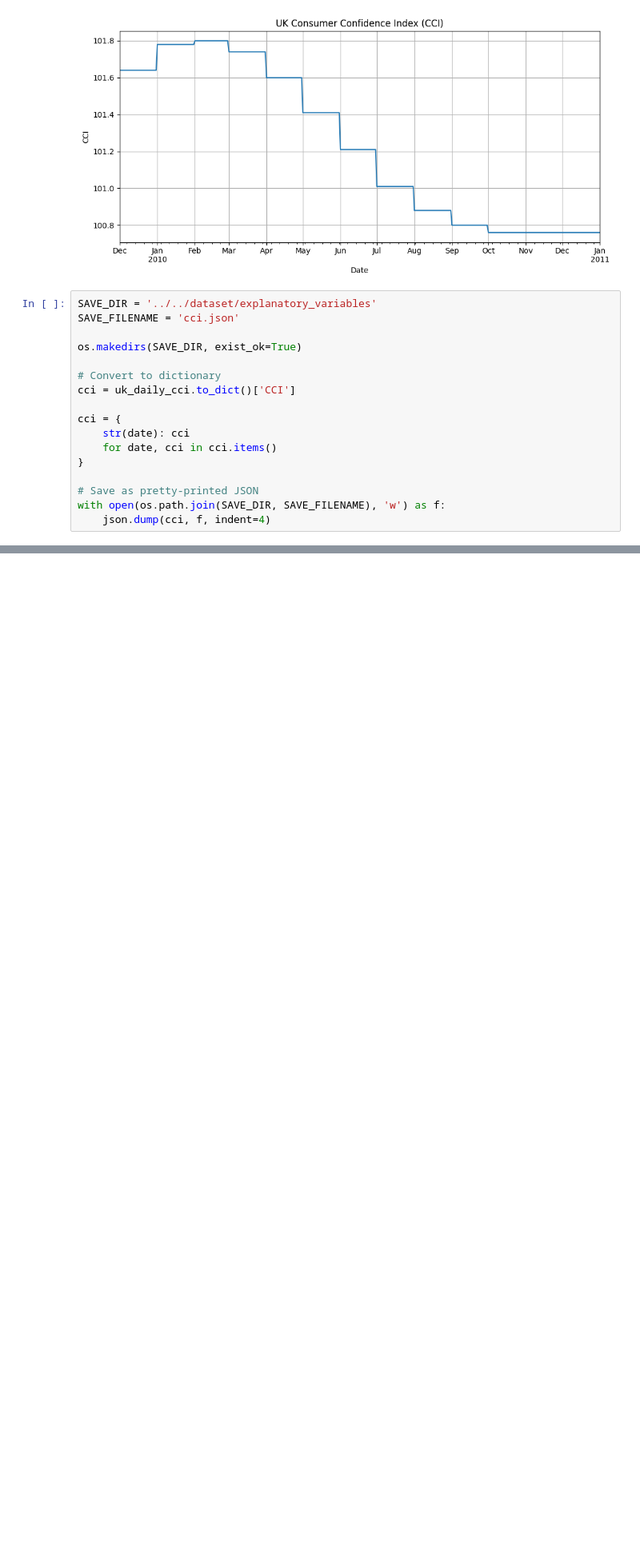
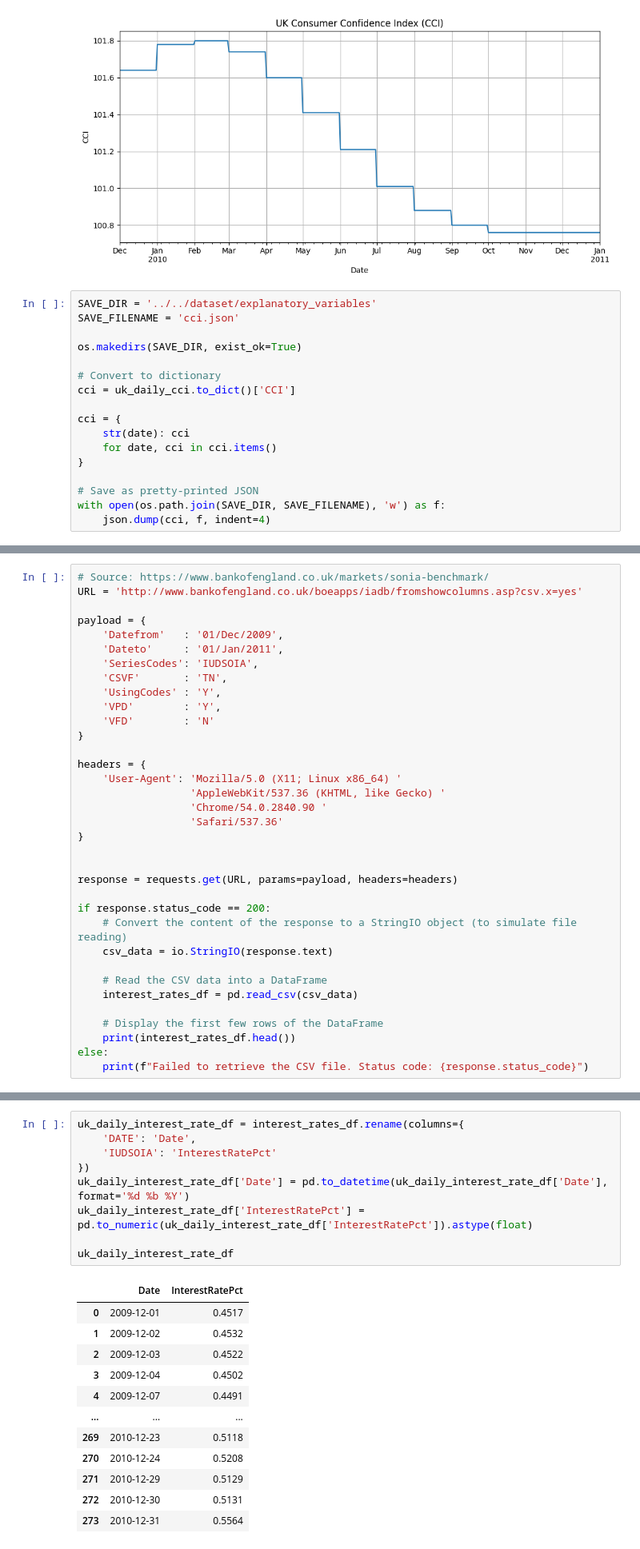
Before and after one commit to luizvalle/ieor4578_project2, a Jupyter notebook: notebooks/explanatory_variables/explanatory_variable_collection2.ipynb, the cells around one changed output, grey strips where cells are left out. Shown at 80% size. Cells and saved outputs as stored; diff of their text form; blank space fills up the shorter version.

```diff
--- a/notebooks/explanatory_variables/explanatory_variable_collection2.ipynb
+++ b/notebooks/explanatory_variables/explanatory_variable_collection2.ipynb
@@ -518,0 +645,35 @@ with open(os.path.join(SAVE_DIR, SAVE_FILENAME), 'w') as f:
+# %%
+# Source: https://www.bankofengland.co.uk/markets/sonia-benchmark/
+URL = 'http://www.bankofengland.co.uk/boeapps/iadb/fromshowcolumns.asp?csv.x=yes'
+
+payload = {
+    'Datefrom'   : '01/Dec/2009',
+    'Dateto'     : '01/Jan/2011',
+    'SeriesCodes': 'IUDSOIA',
+    'CSVF'       : 'TN',
+    'UsingCodes' : 'Y',
+    'VPD'        : 'Y',
+    'VFD'        : 'N'
+}
+
+headers = {
+    'User-Agent': 'Mozilla/5.0 (X11; Linux x86_64) '
+                  'AppleWebKit/537.36 (KHTML, like Gecko) '
+                  'Chrome/54.0.2840.90 '
+                  'Safari/537.36'
+}
+
+
+response = requests.get(URL, params=payload, headers=headers)
+
+if response.status_code == 200:
+    # Convert the content of the response to a StringIO object (to simulate file reading)
+    csv_data = io.StringIO(response.text)
+
+    # Read the CSV data into a DataFrame
+    interest_rates_df = pd.read_csv(csv_data)
+
+    # Display the first few rows of the DataFrame
+    print(interest_rates_df.head())
+else:
+    print(f"Failed to retrieve the CSV file. Status code: {response.status_code}")
@@ -518,0 +687,22 @@ with open(os.path.join(SAVE_DIR, SAVE_FILENAME), 'w') as f:
+# %%
+uk_daily_interest_rate_df = interest_rates_df.rename(columns={
+    'DATE': 'Date',
+    'IUDSOIA': 'InterestRatePct'
+})
+uk_daily_interest_rate_df['Date'] = pd.to_datetime(uk_daily_interest_rate_df['Date'], format='%d %b %Y')
+uk_daily_interest_rate_df['InterestRatePct'] = pd.to_numeric(uk_daily_interest_rate_df['InterestRatePct']).astype(float)
+
+uk_daily_interest_rate_df
+# %% [output]
+|  | Date | InterestRatePct |
+| 0 | 2009-12-01 | 0.4517 |
+| 1 | 2009-12-02 | 0.4532 |
+| 2 | 2009-12-03 | 0.4522 |
+| 3 | 2009-12-04 | 0.4502 |
+| 4 | 2009-12-07 | 0.4491 |
+| ... | ... | ... |
+| 269 | 2010-12-23 | 0.5118 |
+| 270 | 2010-12-24 | 0.5208 |
+| 271 | 2010-12-29 | 0.5129 |
+| 272 | 2010-12-30 | 0.5131 |
+| 273 | 2010-12-31 | 0.5564 |
```
Also changed, not shown: parts of 12 cells of this notebook.
